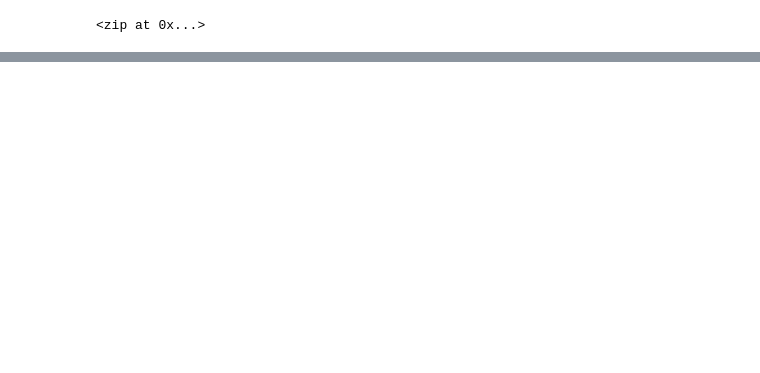
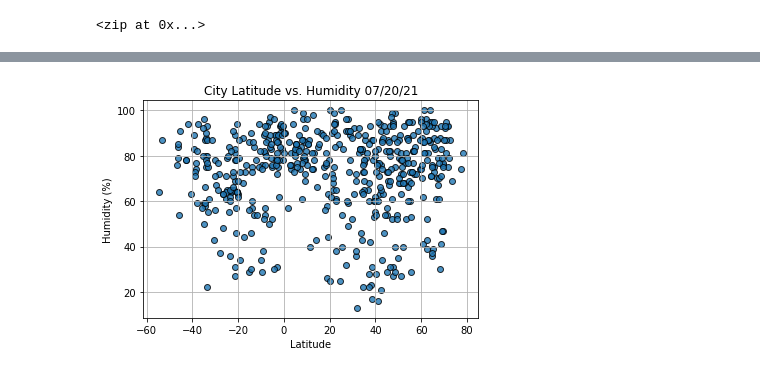
Before and after one commit to deepayogesh/World_Weather_Analysis, a Jupyter notebook: WeatherPy.ipynb, the cells around one changed output, grey strips where cells are left out. Saved outputs shown, nothing was run; the diff lists cells and outputs as text; code cells hidden in the pictures; blank space fills up the shorter version.

Commit message:
Adding weather plots

```diff
--- a/WeatherPy.ipynb
+++ b/WeatherPy.ipynb
@@ -64,0 +220,9 @@ len(cities)
+# %%
+# we need to get the dataframe to read data what we have in csv
+# import dependancies
+import pandas as pd
+import numpy as np
+import matplotlib.pyplot as plt
+import  time
+city_data_df = pd.read_csv("weather_data/cities.csv")
+city_data_df.head(10)
@@ -64,0 +241,25 @@ len(cities)
+# %%
+# Extract relevant fields from the DataFrame for plotting.
+lats = city_data_df["Lat"]
+max_temps = city_data_df["Max Temp"]
+humidity = city_data_df["Humidity"]
+cloudiness = city_data_df["Cloudiness"]
+wind_speed = city_data_df["Wind Speed"]
+# %%
+# Build the scatter plots for latitude vs. humidity.
+plt.scatter(lats,
+            humidity,
+            edgecolor="black", linewidths=1, marker="o",
+            alpha=0.8, label="Cities")
+
+# Incorporate the other graph properties.
+plt.title(f"City Latitude vs. Humidity "+ time.strftime("%x"))
+plt.ylabel("Humidity (%)")
+plt.xlabel("Latitude")
+plt.grid(True)
+# Save the figure.
+plt.savefig("weather_data/Fig2.png")
+# Show plot.
+plt.show()
+# %% [output]
+[figure, added]
```
Also changed, not shown: parts of 18 cells of this notebook.
